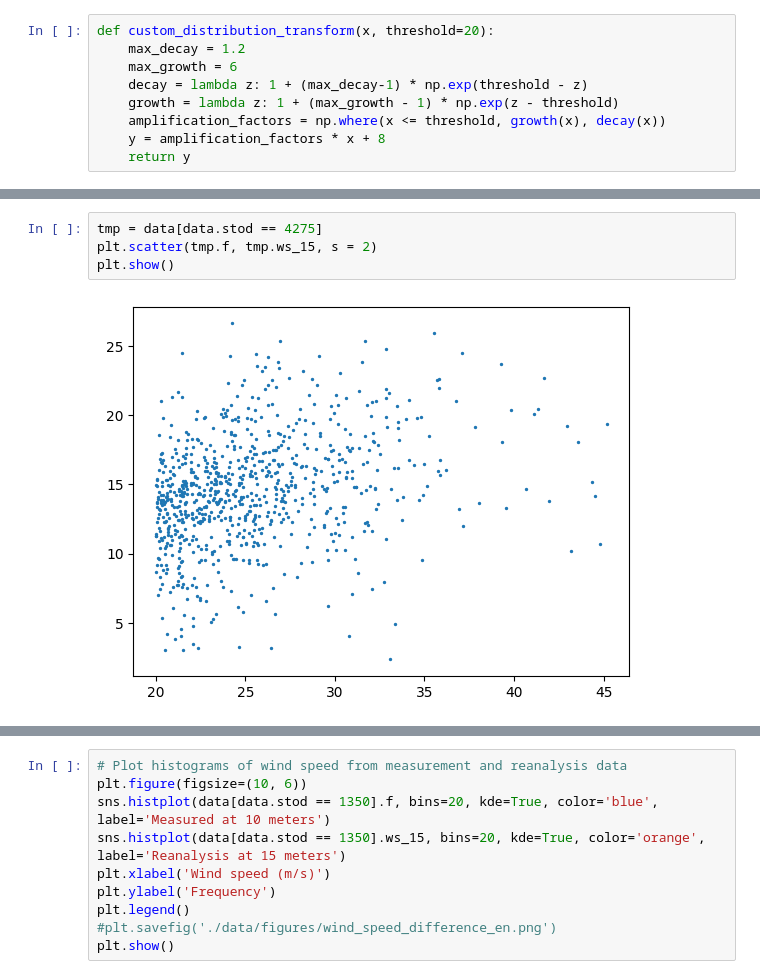
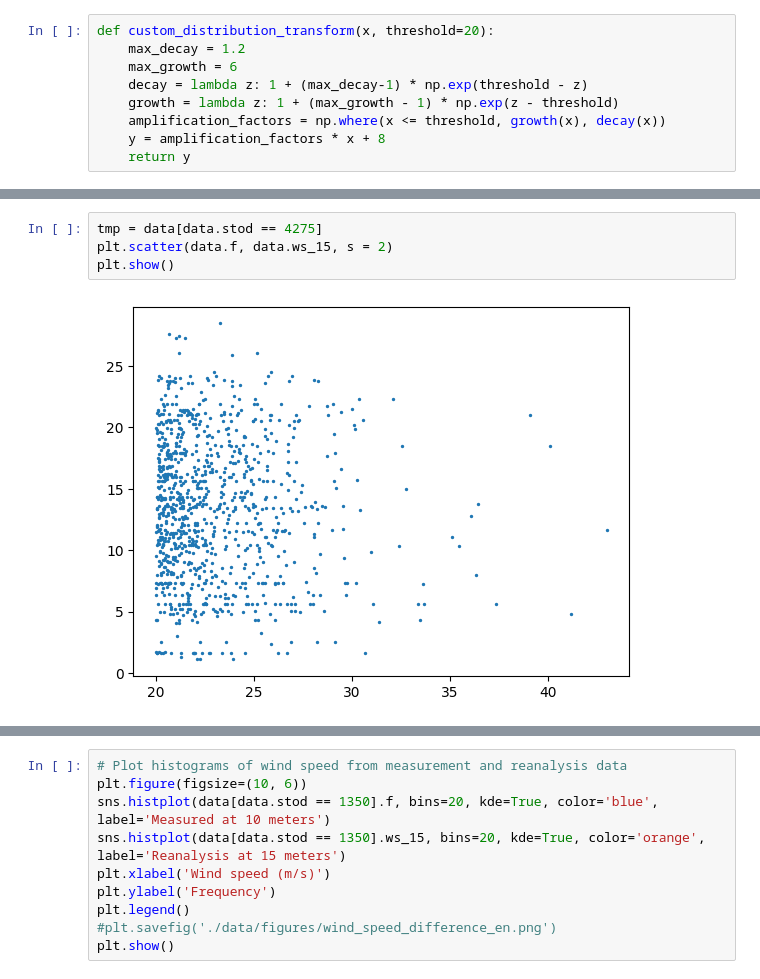
Before and after one commit to BrynjarGeir/lokaverkefni_vel, a Jupyter notebook: code/visualization/data_exploration.ipynb, the cells around one changed output, grey strips where cells are left out. Drawn from its saved outputs; the diff is of its cells as text.

```diff
--- a/code/visualization/data_exploration.ipynb
+++ b/code/visualization/data_exploration.ipynb
@@ -203,6 +190,6 @@ plt.show()
 # %%
 tmp = data[data.stod == 4275]
-plt.scatter(tmp.f, tmp.ws_15, s = 2)
+plt.scatter(data.f, data.ws_15, s = 2)
 plt.show()
 # %% [output]
-[figure, old version]
+[figure, new version]
```
Also changed, not shown: parts of 10 cells of this notebook, 7 other files.
